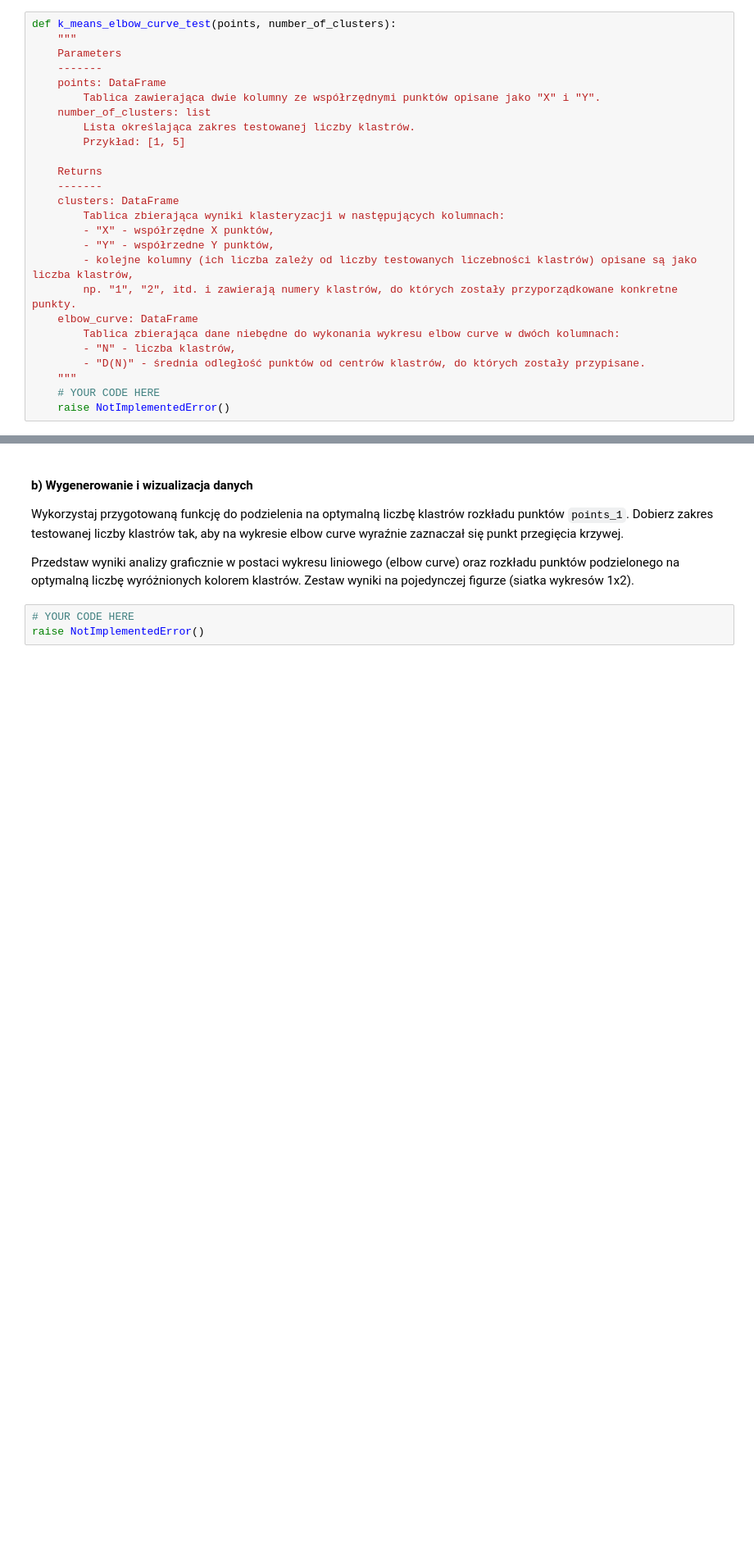
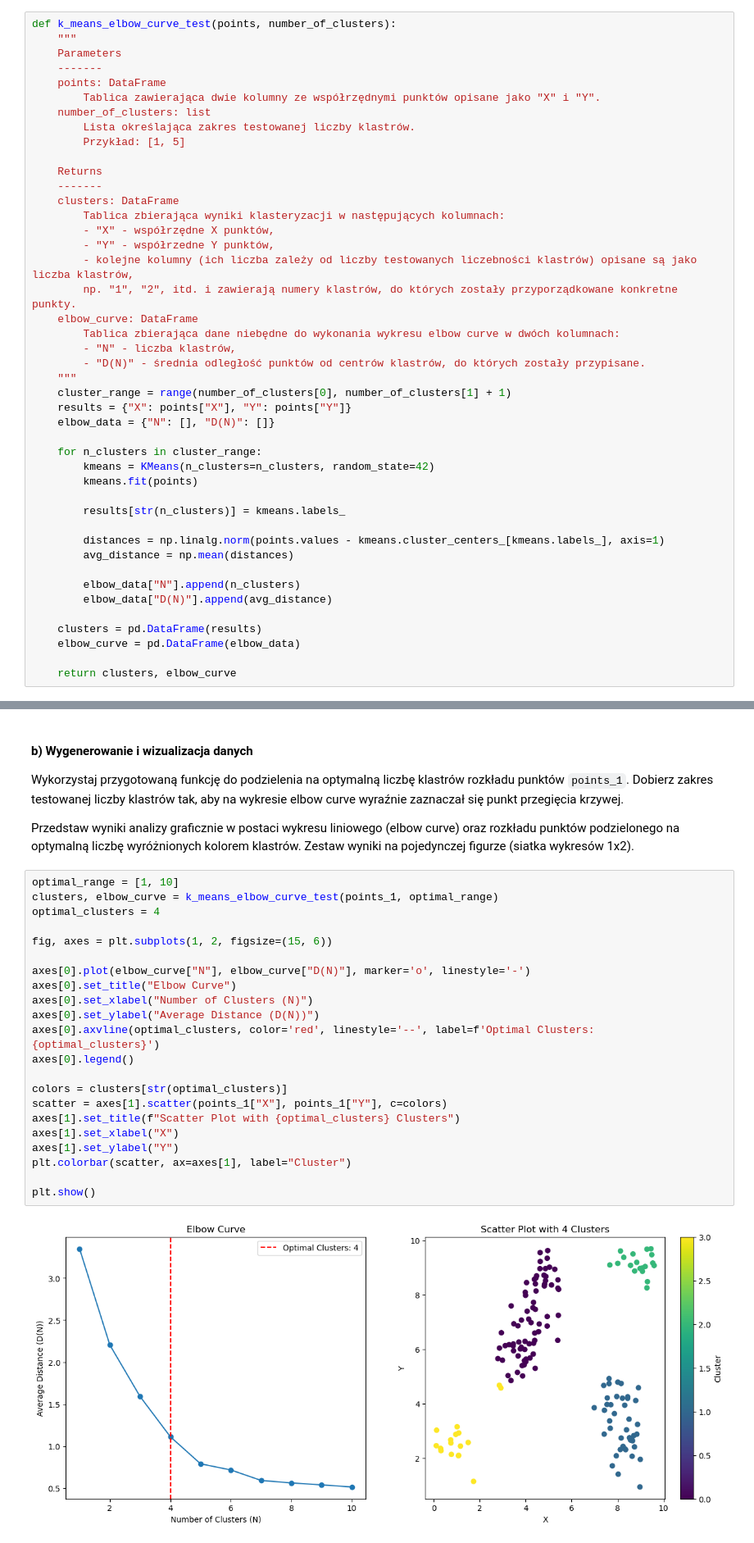
Before and after one commit to ArsBeneMoriendi/analiza_danych_przestrzennych, a Jupyter notebook: ZZ06/ZZ06.ipynb, the cells around one changed output, grey strips where cells are left out. Shown at 82% size. Saved outputs shown, nothing was run; the diff lists cells and outputs as text; blank space fills up the shorter version.

```diff
--- a/ZZ06/ZZ06.ipynb
+++ b/ZZ06/ZZ06.ipynb
@@ -103,8 +105,26 @@ def k_means_elbow_curve_test(points, number_of_clusters):
         - "N" - liczba klastrów,
         - "D(N)" - średnia odległość punktów od centrów klastrów, do których zostały przypisane.
     """
-    # YOUR CODE HERE
-    raise NotImplementedError()
+    cluster_range = range(number_of_clusters[0], number_of_clusters[1] + 1)
+    results = {"X": points["X"], "Y": points["Y"]}
+    elbow_data = {"N": [], "D(N)": []}
+
+    for n_clusters in cluster_range:
+        kmeans = KMeans(n_clusters=n_clusters, random_state=42)
+        kmeans.fit(points)
+
+        results[str(n_clusters)] = kmeans.labels_
+
+        distances = np.linalg.norm(points.values - kmeans.cluster_centers_[kmeans.labels_], axis=1)
+        avg_distance = np.mean(distances)
+
+        elbow_data["N"].append(n_clusters)
+        elbow_data["D(N)"].append(avg_distance)
+
+    clusters = pd.DataFrame(results)
+    elbow_curve = pd.DataFrame(elbow_data)
+
+    return clusters, elbow_curve
 # %%
 # Komórka testowa
 test_clusters, test_curve = k_means_elbow_curve_test(test_data_1, [5,10])
@@ -127,8 +147,29 @@ Wykorzystaj przygotowaną funkcję do podzielenia na optymalną liczbę klastró
 
 Przedstaw wyniki analizy graficznie w postaci wykresu liniowego (elbow curve) oraz rozkładu punktów podzielonego na optymalną liczbę wyróżnionych kolorem klastrów. Zestaw wyniki na pojedynczej figurze (siatka wykresów 1x2).
 # %%
-# YOUR CODE HERE
-raise NotImplementedError()
+optimal_range = [1, 10]
+clusters, elbow_curve = k_means_elbow_curve_test(points_1, optimal_range)
+optimal_clusters = 4
+
+fig, axes = plt.subplots(1, 2, figsize=(15, 6))
+
+axes[0].plot(elbow_curve["N"], elbow_curve["D(N)"], marker='o', linestyle='-')
+axes[0].set_title("Elbow Curve")
+axes[0].set_xlabel("Number of Clusters (N)")
+axes[0].set_ylabel("Average Distance (D(N))")
+axes[0].axvline(optimal_clusters, color='red', linestyle='--', label=f'Optimal Clusters: {optimal_clusters}')
+axes[0].legend()
+
+colors = clusters[str(optimal_clusters)]
+scatter = axes[1].scatter(points_1["X"], points_1["Y"], c=colors)
+axes[1].set_title(f"Scatter Plot with {optimal_clusters} Clusters")
+axes[1].set_xlabel("X")
+axes[1].set_ylabel("Y")
+plt.colorbar(scatter, ax=axes[1], label="Cluster")
+
+plt.show()
+# %% [output]
+[figure, added]
 # %% [markdown]
 ### Zadanie 2: Tablica sąsiedztwa (10 pkt)
 
```
Also changed, not shown: parts of 4 cells of this notebook.
